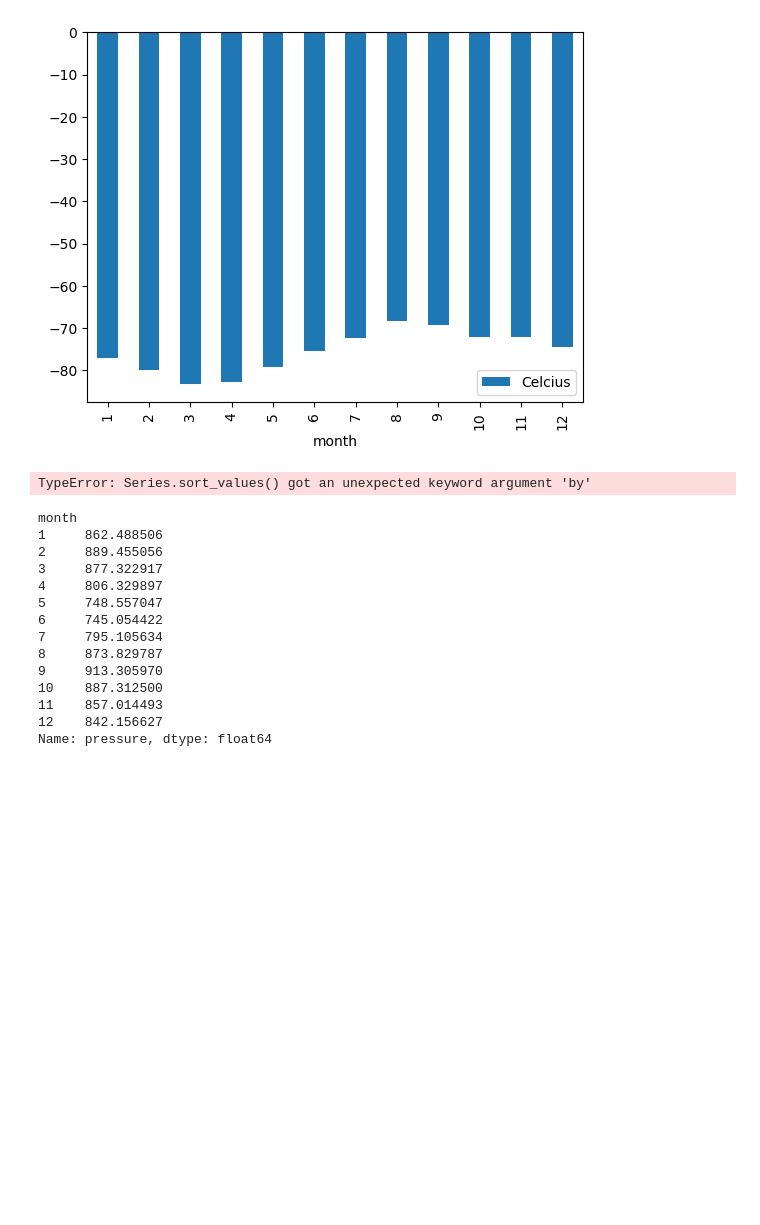
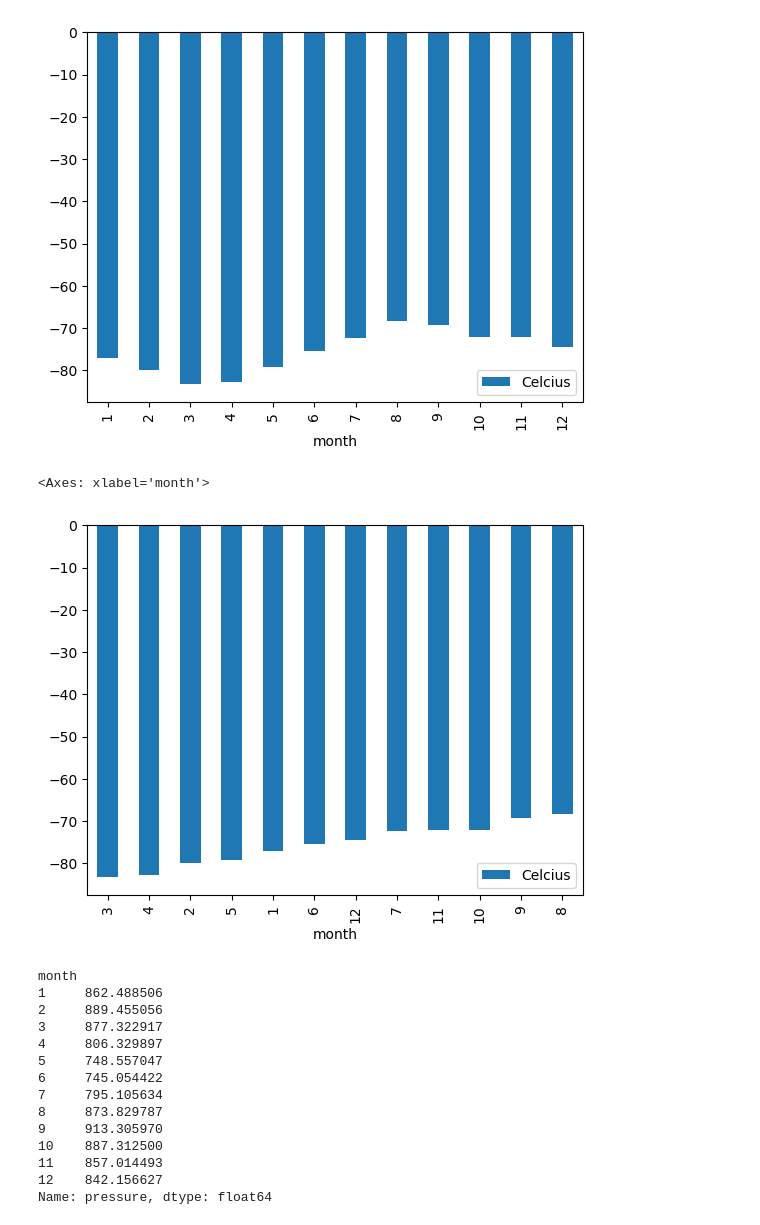
Before and after one commit to CTDC1/Mars-Challenge, a Jupyter notebook: part_2_mars_weather.ipynb, the cells around one changed output. Drawn from its saved outputs; the diff is of its cells as text; code cells hidden in the pictures; blank space fills up the shorter version.

```diff
--- a/part_2_mars_weather.ipynb
+++ b/part_2_mars_weather.ipynb
@@ -193,8 +193,8 @@ martian_sols
 1867
 # %%
 # 3. What is the average low temperature by month?
-avg_low = mars_data_df.groupby('month')['min_temp'].mean()
-avg_low
+avg_temp = mars_data_df.groupby('month')['min_temp'].mean()
+avg_temp
 # %% [output]
 month
 1    -77.160920
@@ -218,10 +218,12 @@ avg_low.plot(kind = 'bar', x='month', y='min_temp', legend = True, label = 'Celc
 [figure]
 # %%
 # Identify the coldest and hottest months in Curiosity's location
-df_sorted = avg_low.sort_values(by='min_temp', ascending=True)
-df_sorted
+avg_temp_sorted = avg_temp.sort_values(ascending=True)
+
+avg_temp_sorted.plot(kind = 'bar', x='month', y='min_temp', legend = True, label = 'Celcius')
 # %% [output]
-TypeError: Series.sort_values() got an unexpected keyword argument 'by'
+<Axes: xlabel='month'>
+[figure, added]
 # %%
 # 4. Average pressure by Martian month
 avg_pres = mars_data_df.groupby('month')['pressure'].mean()
```
Also changed, not shown: parts of 5 cells of this notebook, 1 other file.
